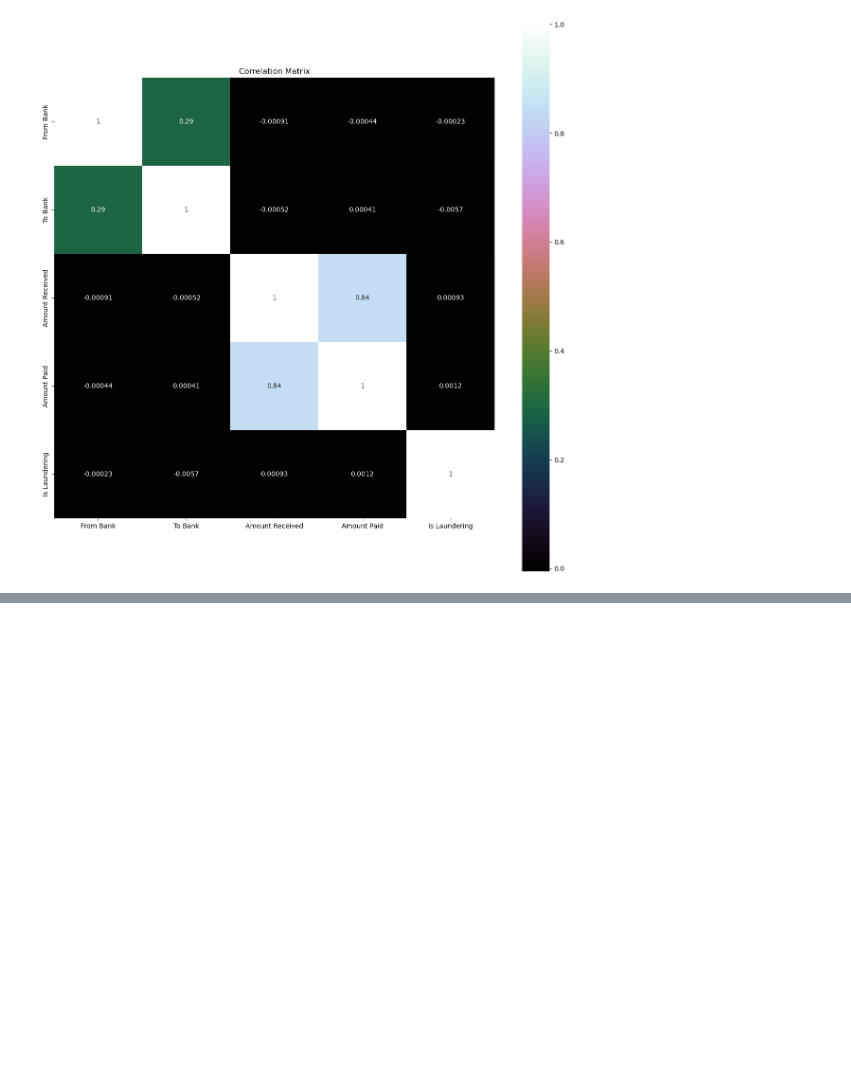
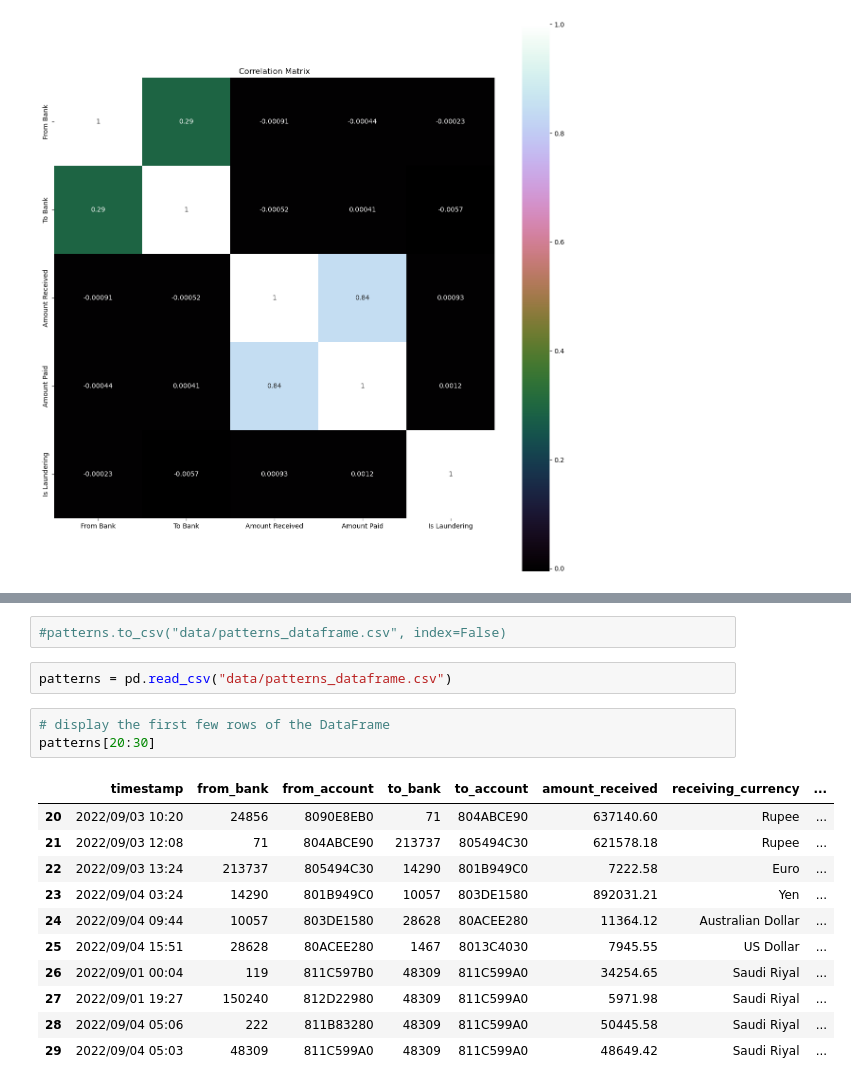
Before and after one commit to giovanni-gg/mbml_project, a Jupyter notebook: EDA_AML.ipynb, the cells around one changed output, grey strips where cells are left out. Saved outputs shown, nothing was run; the diff lists cells and outputs as text; blank space fills up the shorter version.

```diff
--- a/EDA_AML.ipynb
+++ b/EDA_AML.ipynb
@@ -223,0 +269,19 @@ sns.heatmap(correlation, vmax=1, square=True,annot=True,cmap='cubehelix')
+# %%
+#patterns.to_csv("data/patterns_dataframe.csv", index=False)
+# %%
+patterns = pd.read_csv("data/patterns_dataframe.csv")
+# %%
+# display the first few rows of the DataFrame
+patterns[20:30]
+# %% [output]
+|  | timestamp | from_bank | from_account | to_bank | to_account | amount_received | receiving_currency | ... |
+| 20 | 2022/09/03 10:20 | 24856 | 8090E8EB0 | 71 | 804ABCE90 | 637140.60 | Rupee | ... |
+| 21 | 2022/09/03 12:08 | 71 | 804ABCE90 | 213737 | 805494C30 | 621578.18 | Rupee | ... |
+| 22 | 2022/09/03 13:24 | 213737 | 805494C30 | 14290 | 801B949C0 | 7222.58 | Euro | ... |
+| 23 | 2022/09/04 03:24 | 14290 | 801B949C0 | 10057 | 803DE1580 | 892031.21 | Yen | ... |
+| 24 | 2022/09/04 09:44 | 10057 | 803DE1580 | 28628 | 80ACEE280 | 11364.12 | Australian Dollar | ... |
+| 25 | 2022/09/04 15:51 | 28628 | 80ACEE280 | 1467 | 8013C4030 | 7945.55 | US Dollar | ... |
+| 26 | 2022/09/01 00:04 | 119 | 811C597B0 | 48309 | 811C599A0 | 34254.65 | Saudi Riyal | ... |
+| 27 | 2022/09/01 19:27 | 150240 | 812D22980 | 48309 | 811C599A0 | 5971.98 | Saudi Riyal | ... |
+| 28 | 2022/09/04 05:06 | 222 | 811B83280 | 48309 | 811C599A0 | 50445.58 | Saudi Riyal | ... |
+| 29 | 2022/09/04 05:03 | 48309 | 811C599A0 | 48309 | 811C599A0 | 48649.42 | Saudi Riyal | ... |
```
Also changed, not shown: parts of 22 cells of this notebook, 2 other files.
